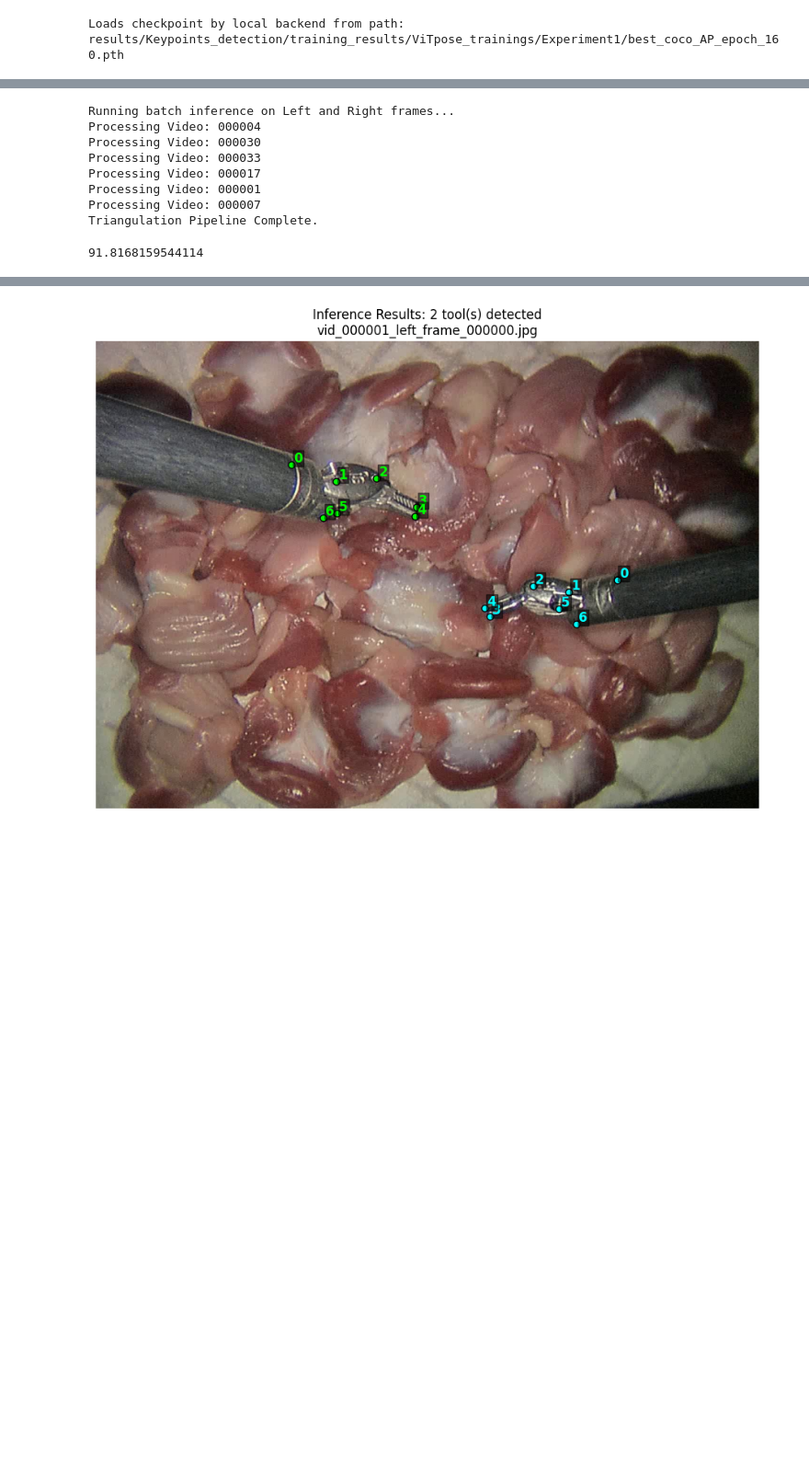
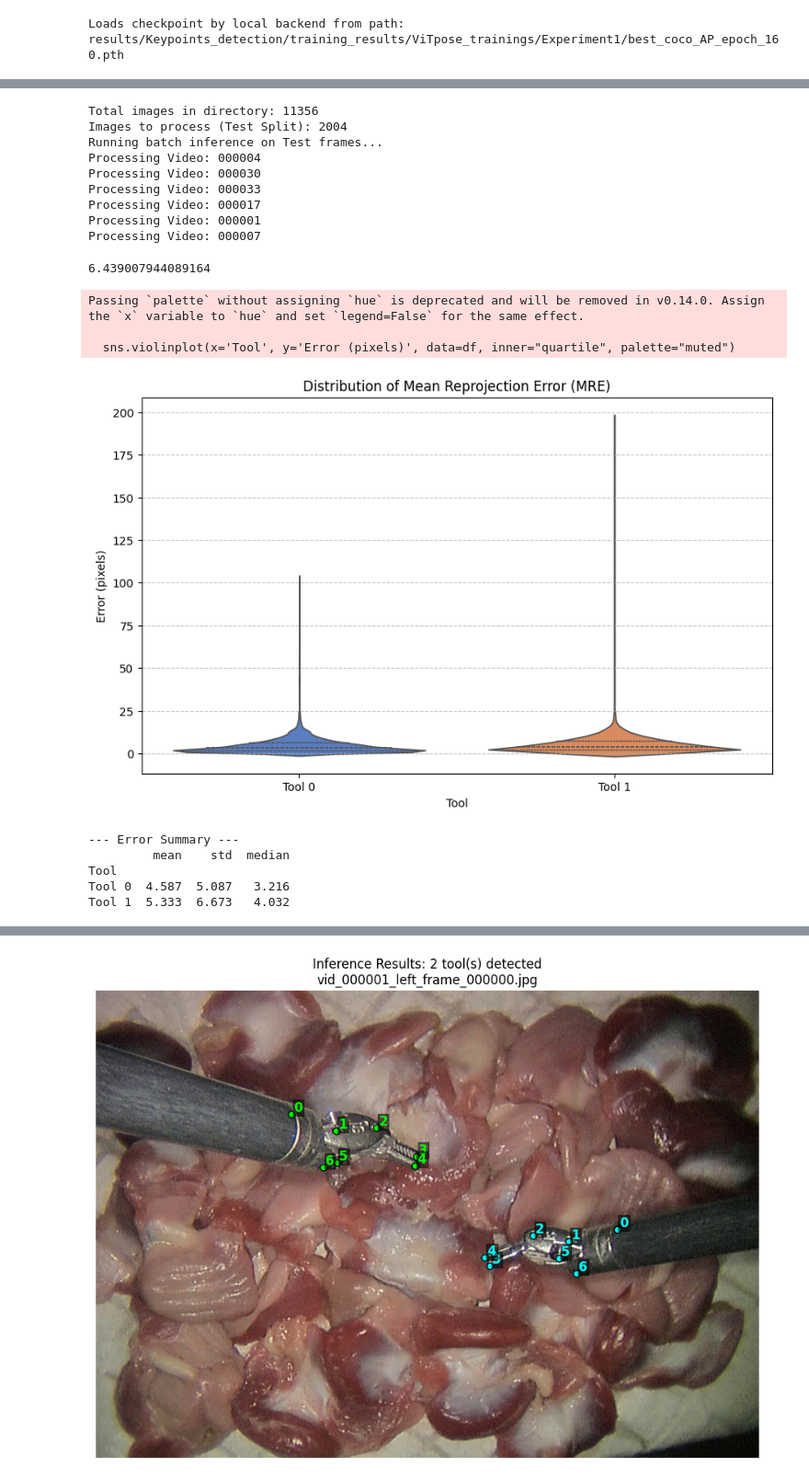
Before and after one commit to ONS-BOUSBIH/robotic-surgical-vision-thesis, a Jupyter notebook: notebooks/triangulation/keypoints_detection_triangulation_assessment.ipynb, the cells around one changed output, grey strips where cells are left out. Shown at 92% size. Cells and saved outputs as stored; diff of their text form; code cells hidden in the pictures; blank space fills up the shorter version.

Commit message:
Developing: fixing triangulation pipeline

```diff
--- a/notebooks/triangulation/keypoints_detection_triangulation_assessment.ipynb
+++ b/notebooks/triangulation/keypoints_detection_triangulation_assessment.ipynb
@@ -60,7 +61,7 @@ inferencer =  keypointsDetectionInferencer(vitpose_pipeline,'pipeline',device)
 tri = Triangulator(num_keypoints=7)
 
 # Run the pipeline
-all_results = run_triangulation_pipeline(
+all_results_vitpose = run_triangulation_pipeline(
     inferencer=inferencer,
     triangulator=tri,
     data_root_l= data_root_l,
@@ -125,10 +107,10 @@ hrnet_pipeline = KeypointDetectionPipeline(det_model,pose_model_hrnet,model_type
 hrnet_inferencer =  keypointsDetectionInferencer(hrnet_pipeline,'pipeline',device)
 # %%
 
-tri = Triangulator(num_keypoints=7)
+tri_hrnet = Triangulator(num_keypoints=7)
 
 # Run the pipeline
-all_results = run_triangulation_pipeline(
+all_results_hrnet = run_triangulation_pipeline(
     inferencer=hrnet_inferencer,
     triangulator=tri,
     data_root_l= data_root_l,
@@ -137,15 +119,69 @@ all_results = run_triangulation_pipeline(
     org_dataset_path= org_dataset_path
 )
 # %% [output]
-Running batch inference on Left and Right frames...
+Total images in directory: 11356
+Images to process (Test Split): 2004
+Running batch inference on Test frames...
 Processing Video: 000004
 Processing Video: 000030
 Processing Video: 000033
 Processing Video: 000017
 Processing Video: 000001
 Processing Video: 000007
-Triangulation Pipeline Complete.
 # %%
-np.nanmean(all_results['reproj_err_l'])
+np.nanmean(all_results_hrnet['reproj_err_l'])
 # %% [output]
-91.8168159544114
+6.439007944089164
+# %%
+import matplotlib.pyplot as plt
+import seaborn as sns
+import pandas as pd
+import numpy as np
+
+def plot_error_comparison(results_dict, tool_names=['Tool 0', 'Tool 1'], model='Pipeline'):
+    """
+    Plots a comparison of reprojection errors.
+    Expects results_dict to have 'reproj_err_l' and 'reproj_err_r'.
+    """
+    all_data = []
+
+    # Flatten the errors for each tool/model
+    for t_idx in range(len(results_dict['reproj_err_l'])):
+        # Combine Left and Right errors for this tool
+        l_errs = np.concatenate(results_dict['reproj_err_l'][t_idx])
+        r_errs = np.concatenate(results_dict['reproj_err_r'][t_idx])
+        combined = np.concatenate([l_errs, r_errs])
+
+        # Remove NaNs
+        valid_errs = combined[~np.isnan(combined)]
+
+        for err in valid_errs:
+            all_data.append({
+                'Tool': tool_names[t_idx] if t_idx < len(tool_names) else f'Tool {t_idx}',
+                'Error (pixels)': err
+            })
+
+    df = pd.DataFrame(all_data)
+
+    plt.figure(figsize=(10, 6))
+    sns.violinplot(x='Tool', y='Error (pixels)', data=df, inner="quartile", palette="muted")
+    plt.title('Distribution of Mean Reprojection Error (MRE)')
+    plt.grid(axis='y', linestyle='--', alpha=0.7)
+    plt.show()
+
+    # Print Summary Table
+    summary = df.groupby('Tool')['Error (pixels)'].agg(['mean', 'std', 'median']).round(3)
+    print("--- Error Summary ---")
+    print(summary)
+# %%
+plot_error_comparison(all_results_vitpose)
+# %% [output]
+Passing `palette` without assigning `hue` is deprecated and will be removed in v0.14.0. Assign the `x` variable to `hue` and set `legend=False` for the same effect.
+
+  sns.violinplot(x='Tool', y='Error (pixels)', data=df, inner="quartile", palette="muted")
+[figure, added]
+--- Error Summary ---
+         mean    std  median
+Tool
+Tool 0  4.587  5.087   3.216
+Tool 1  5.333  6.673   4.032
```
Also changed, not shown: parts of 15 cells of this notebook, 3 other files.
